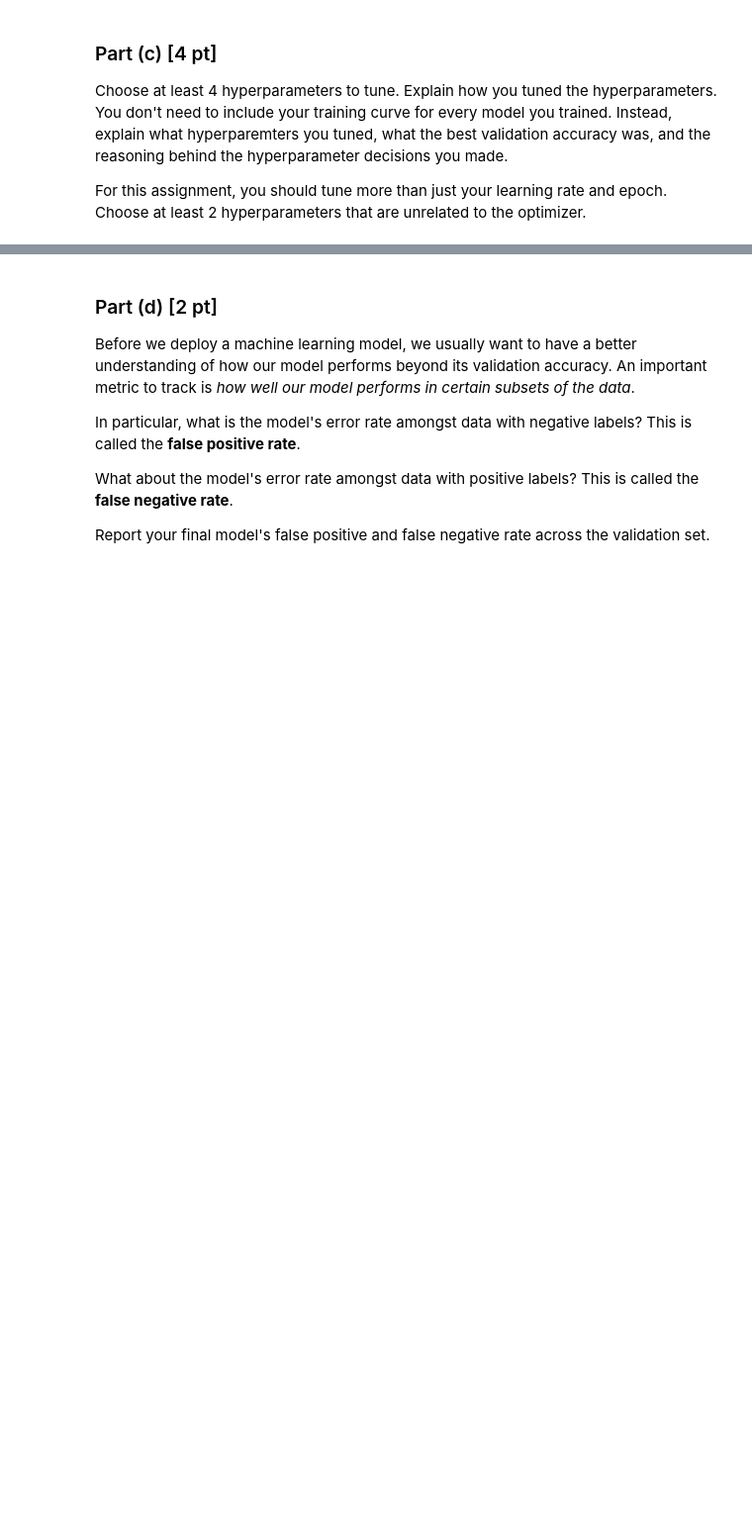
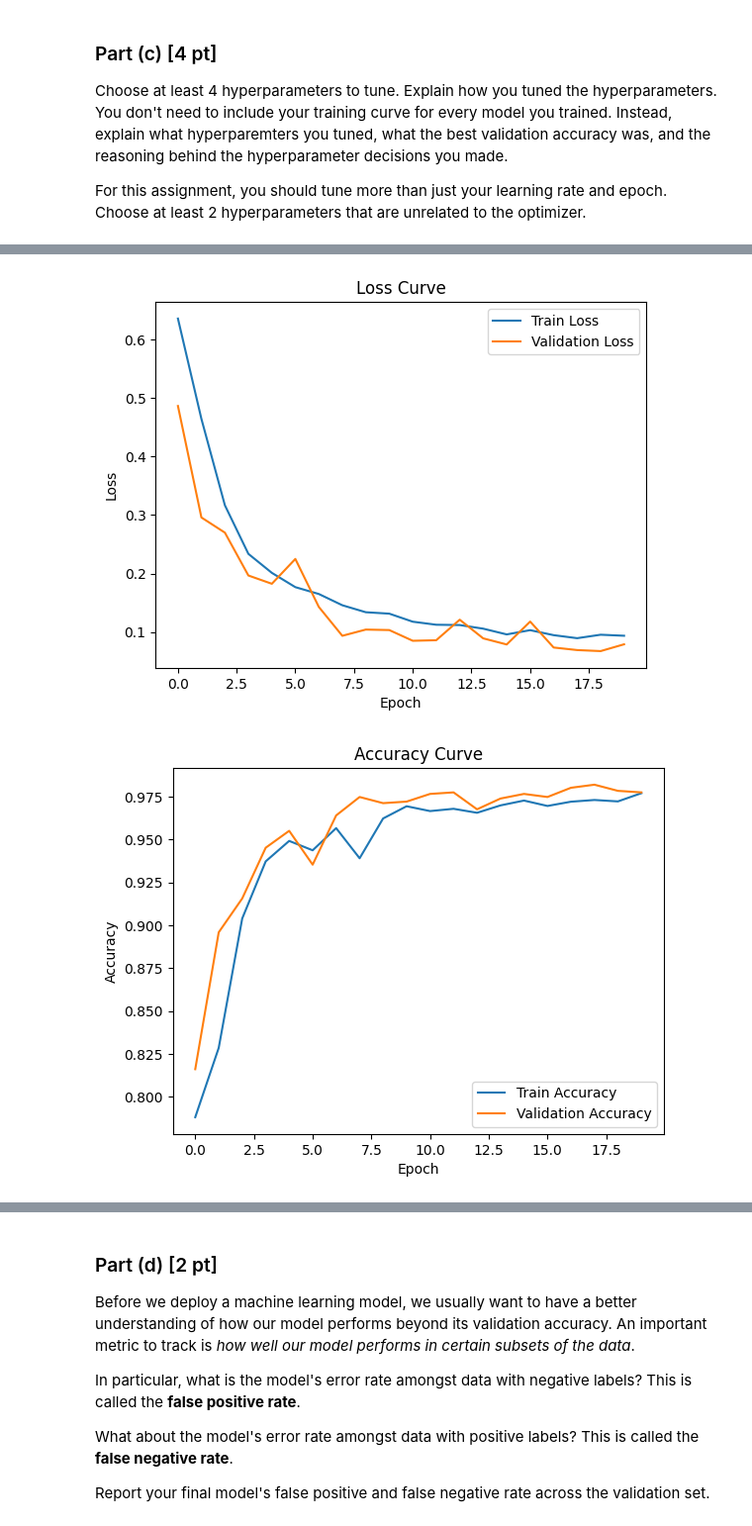
Before and after one commit to WilliamJWen/APS360, a Jupyter notebook: lab/Lab5_Spam_Detection.ipynb, the cells around one changed output, grey strips where cells are left out. Shown at 99% size. Drawn from its saved outputs; the diff is of its cells as text; code cells hidden in the pictures; blank space fills up the shorter version.

```diff
--- a/lab/Lab5_Spam_Detection.ipynb
+++ b/lab/Lab5_Spam_Detection.ipynb
@@ -335,0 +604,6 @@ Choose at least 2 hyperparameters that are unrelated to the optimizer.
+# %%
+# Deep Layers
+# Use more layers to catch higher level semantics
+deep_model = MCASpamDetector(len(stoi), hidden_size=64, n_layers=2)
+train_rnn_network(deep_model, train_loader, val_loader, num_epochs=20, learning_rate=1e-4)
+# %% [output]
@@ -335,0 +630,2 @@ Choose at least 2 hyperparameters that are unrelated to the optimizer.
+[figure, added]
+[figure, added]
```
Also changed, not shown: parts of 17 cells of this notebook.
